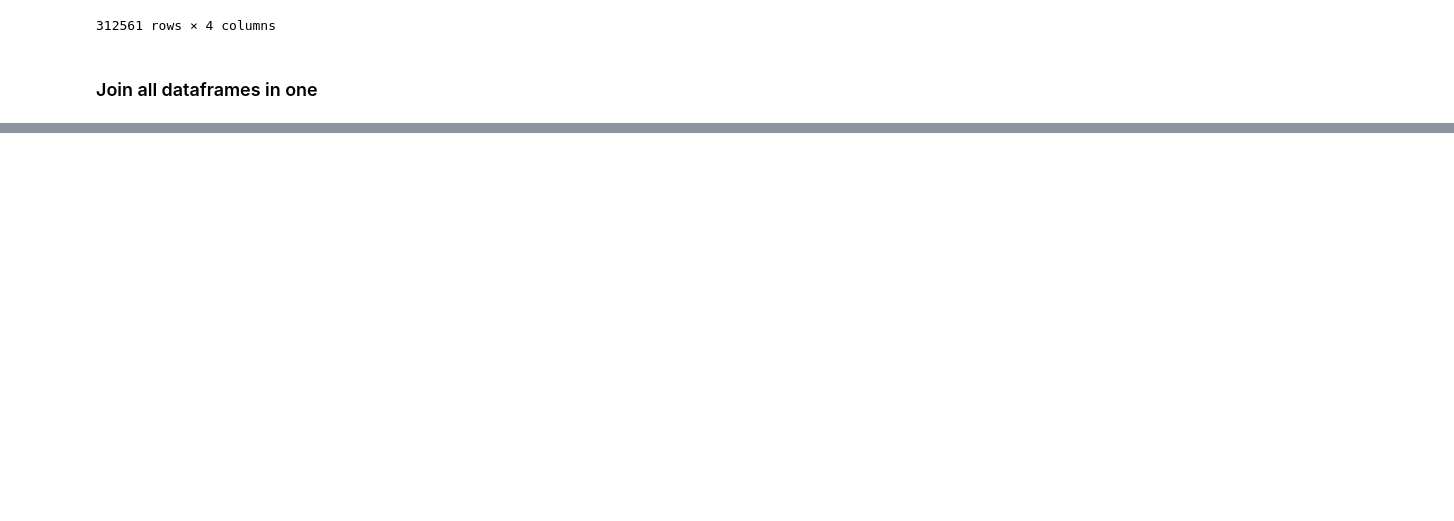
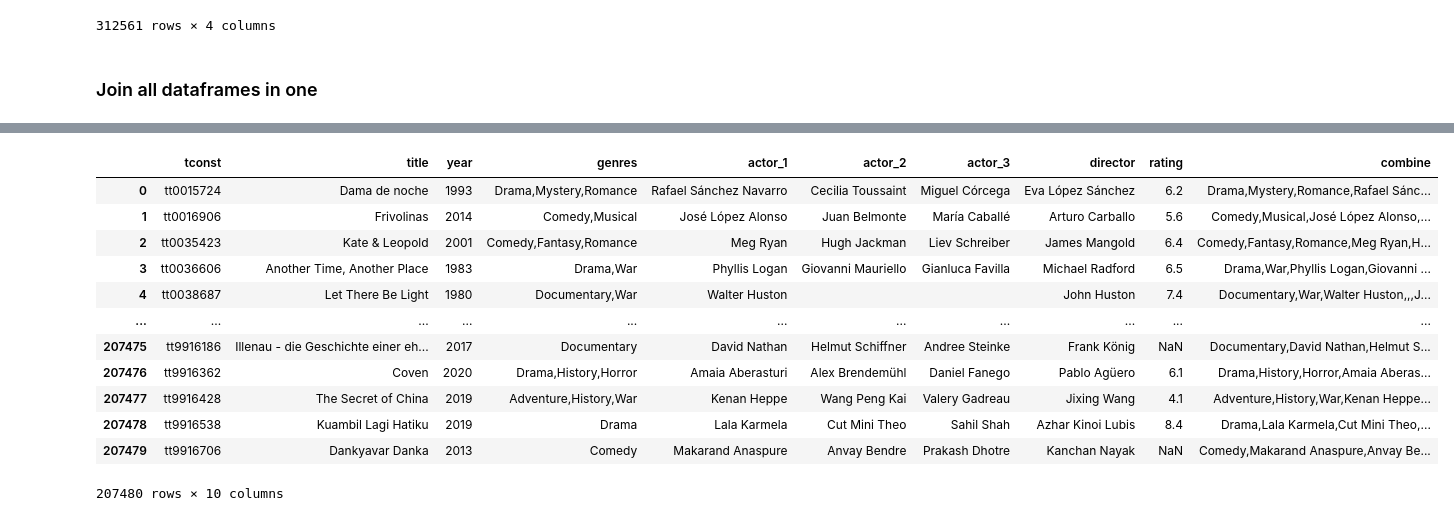
Before and after one commit to subhashjha35/Movie-Recommendation-System, a Jupyter notebook: Recommender 2.ipynb, the cells around one changed output, grey strips where cells are left out. Saved outputs shown, nothing was run; the diff lists cells and outputs as text; code cells hidden in the pictures; blank space fills up the shorter version.

```diff
--- a/Recommender 2.ipynb
+++ b/Recommender 2.ipynb
@@ -119,0 +123,16 @@ final_movies_df['combined']= final_movies_df['genres']+" "+final_movies_df['acto
+# %%
+final_movies_df
+# %% [output]
+|  | tconst | title | year | genres | actor_1 | actor_2 | actor_3 | director | rating | combine |
+| 0 | tt0015724 | Dama de noche | 1993 | Drama,Mystery,Romance | Rafael Sánchez Navarro | Cecilia Toussaint | Miguel Córcega | Eva López Sánchez | 6.2 | Drama,Mystery,Romance,Rafael Sánc... |
+| 1 | tt0016906 | Frivolinas | 2014 | Comedy,Musical | José López Alonso | Juan Belmonte | María Caballé | Arturo Carballo | 5.6 | Comedy,Musical,José López Alonso,... |
+| 2 | tt0035423 | Kate & Leopold | 2001 | Comedy,Fantasy,Romance | Meg Ryan | Hugh Jackman | Liev Schreiber | James Mangold | 6.4 | Comedy,Fantasy,Romance,Meg Ryan,H... |
+| 3 | tt0036606 | Another Time, Another Place | 1983 | Drama,War | Phyllis Logan | Giovanni Mauriello | Gianluca Favilla | Michael Radford | 6.5 | Drama,War,Phyllis Logan,Giovanni ... |
+| 4 | tt0038687 | Let There Be Light | 1980 | Documentary,War | Walter Huston |  |  | John Huston | 7.4 | Documentary,War,Walter Huston,,,J... |
+| ... | ... | ... | ... | ... | ... | ... | ... | ... | ... | ... |
+| 207475 | tt9916186 | Illenau - die Geschichte einer eh... | 2017 | Documentary | David Nathan | Helmut Schiffner | Andree Steinke | Frank König | NaN | Documentary,David Nathan,Helmut S... |
+| 207476 | tt9916362 | Coven | 2020 | Drama,History,Horror | Amaia Aberasturi | Alex Brendemühl | Daniel Fanego | Pablo Agüero | 6.1 | Drama,History,Horror,Amaia Aberas... |
+| 207477 | tt9916428 | The Secret of China | 2019 | Adventure,History,War | Kenan Heppe | Wang Peng Kai | Valery Gadreau | Jixing Wang | 4.1 | Adventure,History,War,Kenan Heppe... |
+| 207478 | tt9916538 | Kuambil Lagi Hatiku | 2019 | Drama | Lala Karmela | Cut Mini Theo | Sahil Shah | Azhar Kinoi Lubis | 8.4 | Drama,Lala Karmela,Cut Mini Theo,... |
+| 207479 | tt9916706 | Dankyavar Danka | 2013 | Comedy | Makarand Anaspure | Anvay Bendre | Prakash Dhotre | Kanchan Nayak | NaN | Comedy,Makarand Anaspure,Anvay Be... |
+207480 rows × 10 columns
```
Also changed, not shown: parts of 11 cells of this notebook.
